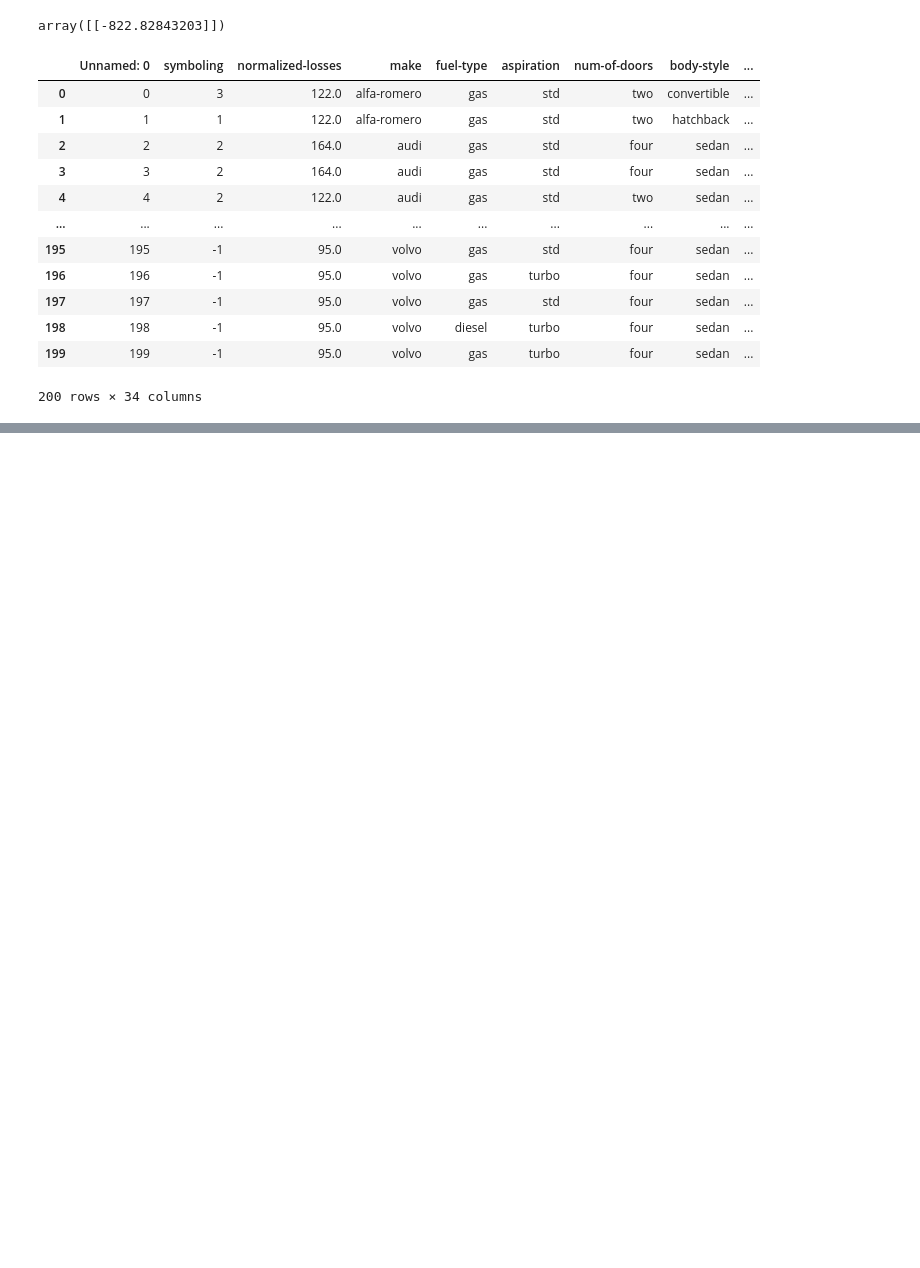
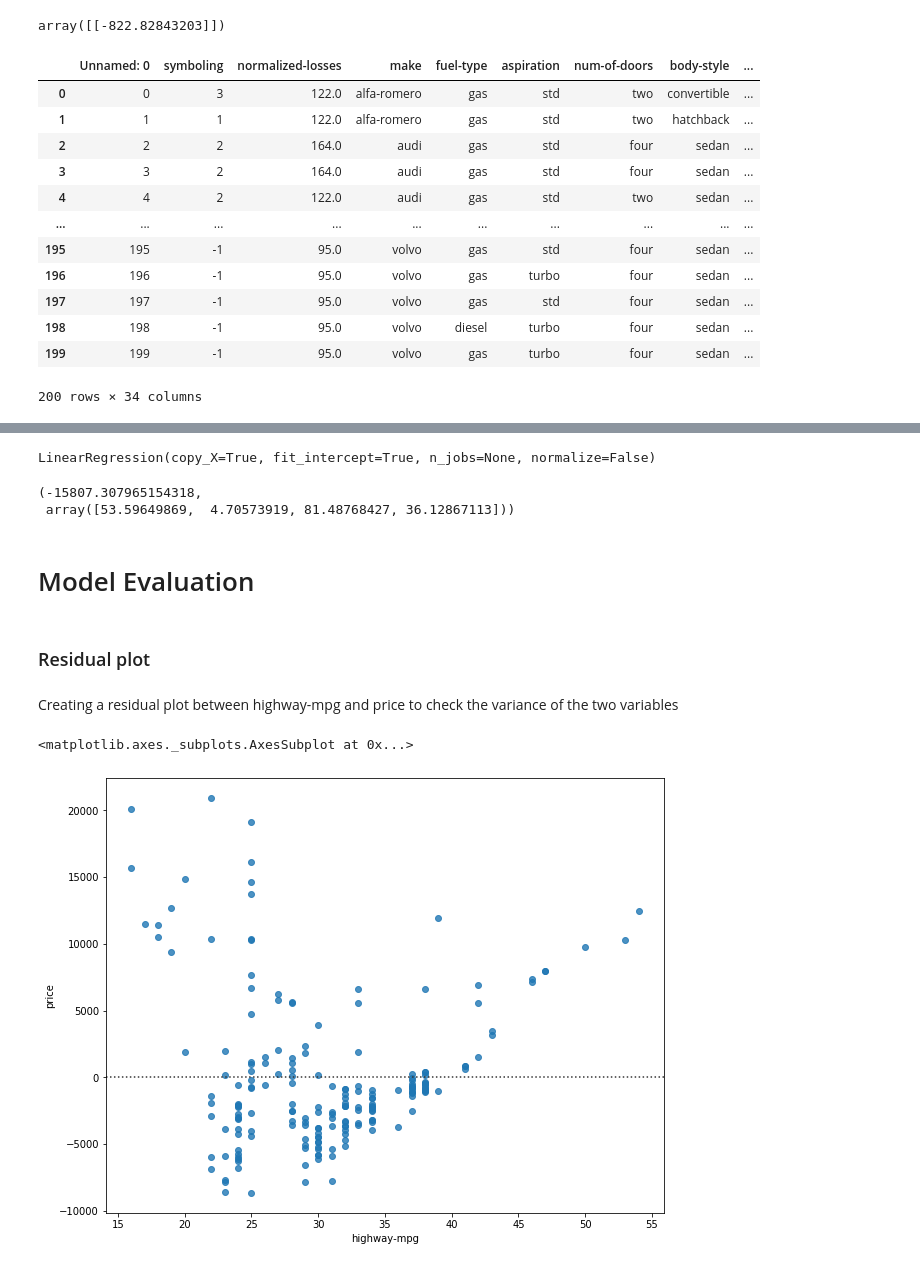
Before and after one commit to sushanth10/car-price-analysis, a Jupyter notebook: model-development.ipynb, the cells around one changed output, grey strips where cells are left out. Cells and saved outputs as stored; diff of their text form; code cells hidden in the pictures; blank space fills up the shorter version.

Commit message:
developed a few models

```diff
--- a/model-development.ipynb
+++ b/model-development.ipynb
@@ -61,0 +91,25 @@ df
+# %%
+lm2 = LinearRegression()
+lm2.fit(Z, df['price'])
+# %% [output]
+LinearRegression(copy_X=True, fit_intercept=True, n_jobs=None, normalize=False)
+# %%
+lm2.intercept_ , lm2.coef_
+# %% [output]
+(-15807.307965154318,
+ array([53.59649869,  4.70573919, 81.48768427, 36.12867113]))
+# %% [markdown]
+# Model Evaluation
+# %% [markdown]
+### Residual plot
+# %% [markdown]
+Creating a residual plot between highway-mpg and price to check the variance of the two variables
+# %%
+import seaborn as sns
+width = 10
+height = 8
+plt.figure(figsize=(width, height))
+sns.residplot(df['highway-mpg'], df['price'])
+# %% [output]
+<matplotlib.axes._subplots.AxesSubplot at 0x...>
+[figure, added]
```
Also changed, not shown: parts of 7 cells of this notebook.
